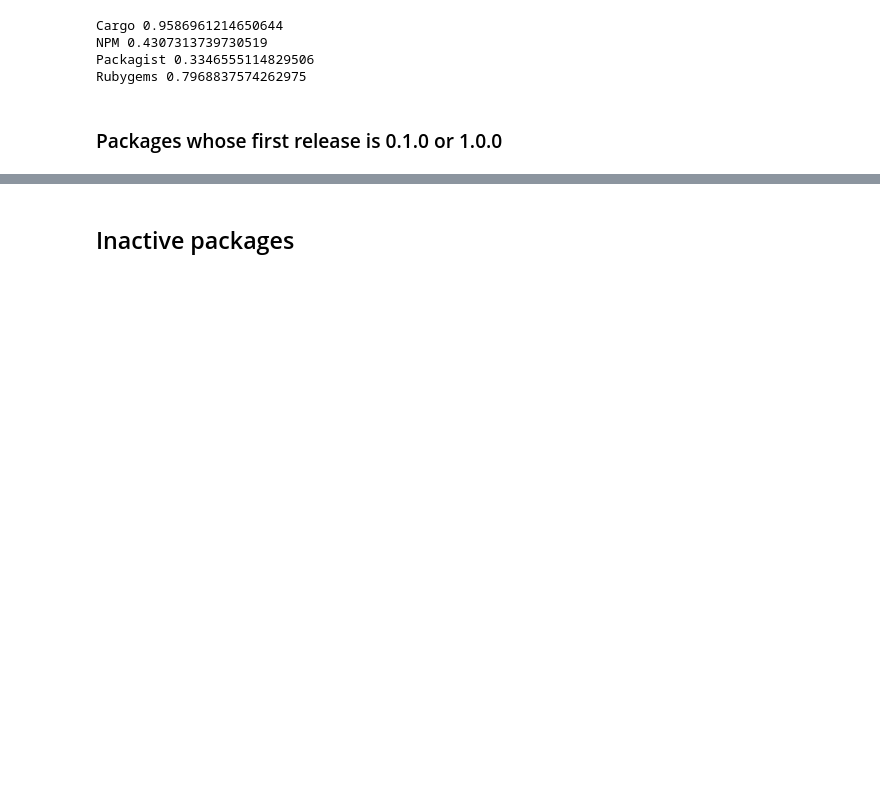
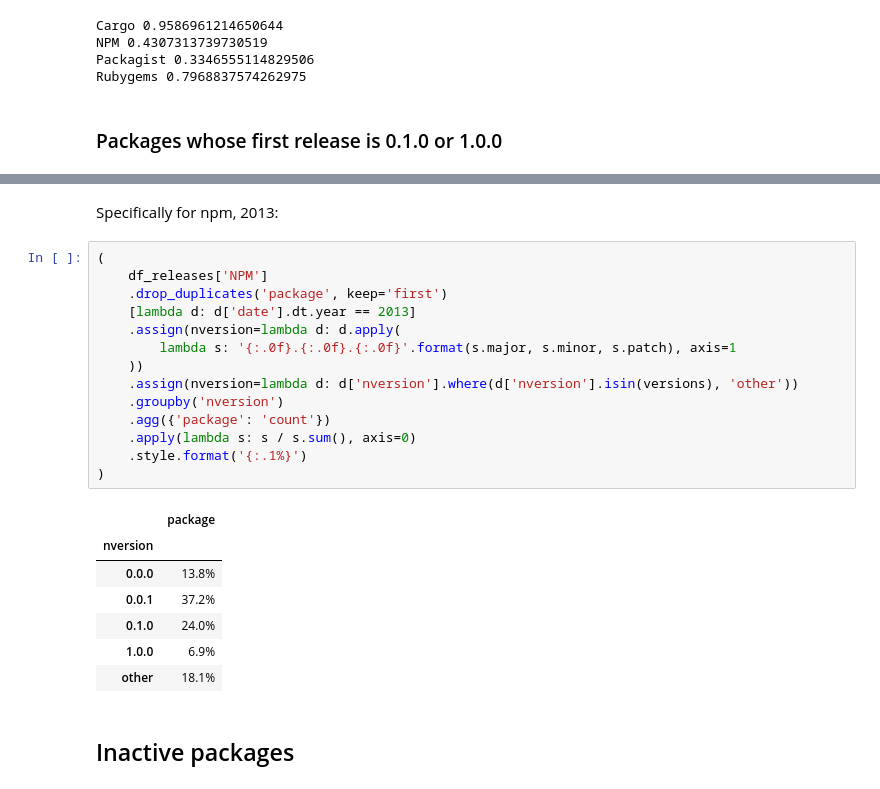
Before and after one commit to AlexandreDecan/secos-zero, a Jupyter notebook: notebooks/Magic zero.ipynb, the cells around one changed output, grey strips where cells are left out. Saved outputs shown, nothing was run; the diff lists cells and outputs as text; blank space fills up the shorter version.

```diff
--- a/notebooks/Magic zero.ipynb
+++ b/notebooks/Magic zero.ipynb
@@ -382,3 +424,27 @@ dtype: float64
+# %% [markdown]
+Specifically for npm, 2013:
+# %%
+(
+    df_releases['NPM']
+    .drop_duplicates('package', keep='first')
+    [lambda d: d['date'].dt.year == 2013]
+    .assign(nversion=lambda d: d.apply(
+        lambda s: '{:.0f}.{:.0f}.{:.0f}'.format(s.major, s.minor, s.patch), axis=1
+    ))
+    .assign(nversion=lambda d: d['nversion'].where(d['nversion'].isin(versions), 'other'))
+    .groupby('nversion')
+    .agg({'package': 'count'})
+    .apply(lambda s: s / s.sum(), axis=0)
+    .style.format('{:.1%}')
+)
+# %% [output]
+|  | package |
+| nversion |  |
+| 0.0.0 | 13.8% |
+| 0.0.1 | 37.2% |
+| 0.1.0 | 24.0% |
+| 1.0.0 | 6.9% |
+| other | 18.1% |
 # %% [markdown]
 ## Inactive packages
 # %% [markdown]
```
Also changed, not shown: parts of 9 cells of this notebook, 1 other file.
